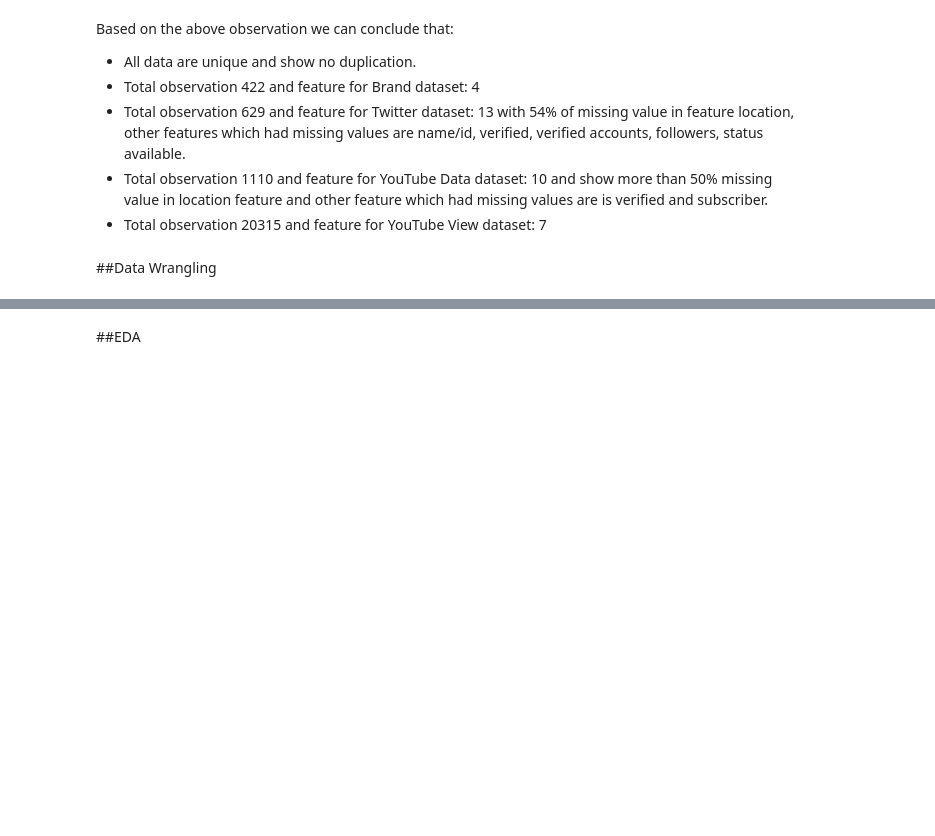
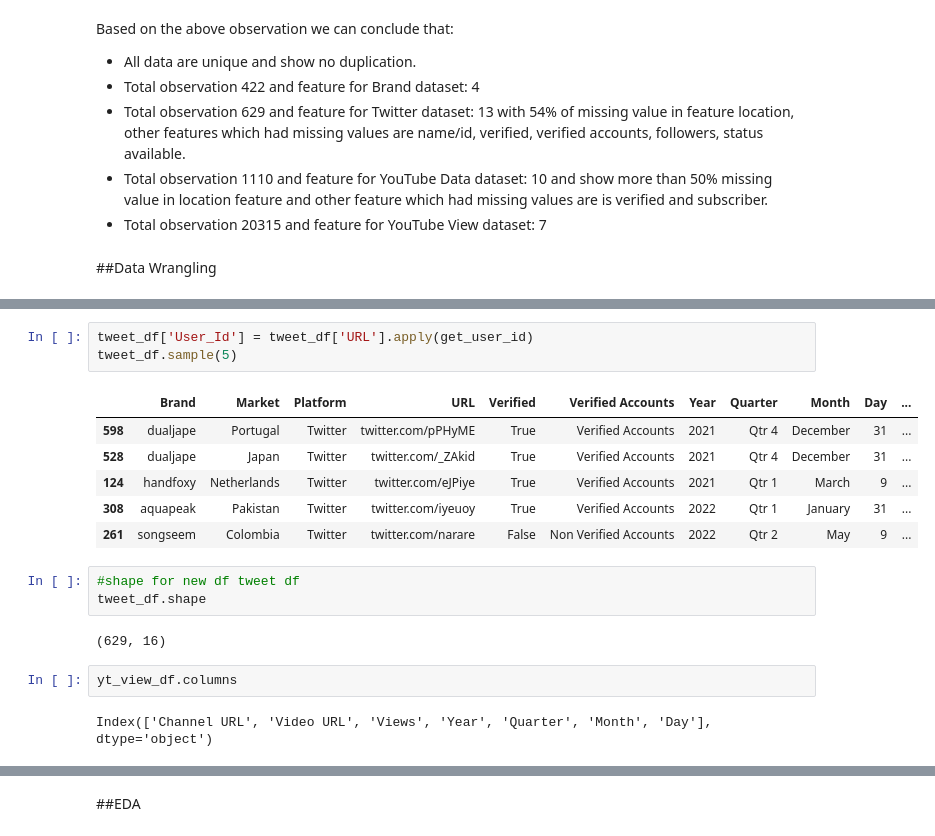
Before and after one commit to abhinav4201/Data-Analysis-EDA, a Jupyter notebook: Uptitude_Technical_Test.ipynb, the cells around one changed output, grey strips where cells are left out. Drawn from its saved outputs; the diff is of its cells as text; blank space fills up the shorter version.

```diff
--- a/Uptitude_Technical_Test.ipynb
+++ b/Uptitude_Technical_Test.ipynb
@@ -236,0 +253,19 @@ Based on the above observation we can conclude that:
+# %%
+tweet_df['User_Id'] = tweet_df['URL'].apply(get_user_id)
+tweet_df.sample(5)
+# %% [output]
+|  | Brand | Market | Platform | URL | Verified | Verified Accounts | Year | Quarter | Month | Day | ... |
+| 598 | dualjape | Portugal | Twitter | twitter.com/pPHyME | True | Verified Accounts | 2021 | Qtr 4 | December | 31 | ... |
+| 528 | dualjape | Japan | Twitter | twitter.com/_ZAkid | True | Verified Accounts | 2021 | Qtr 4 | December | 31 | ... |
+| 124 | handfoxy | Netherlands | Twitter | twitter.com/eJPiye | True | Verified Accounts | 2021 | Qtr 1 | March | 9 | ... |
+| 308 | aquapeak | Pakistan | Twitter | twitter.com/iyeuoy | True | Verified Accounts | 2022 | Qtr 1 | January | 31 | ... |
+| 261 | songseem | Colombia | Twitter | twitter.com/narare | False | Non Verified Accounts | 2022 | Qtr 2 | May | 9 | ... |
+# %%
+#shape for new df tweet df
+tweet_df.shape
+# %% [output]
+(629, 16)
+# %%
+yt_view_df.columns
+# %% [output]
+Index(['Channel URL', 'Video URL', 'Views', 'Year', 'Quarter', 'Month', 'Day'], dtype='object')
```
Also changed, not shown: parts of 14 cells of this notebook.
